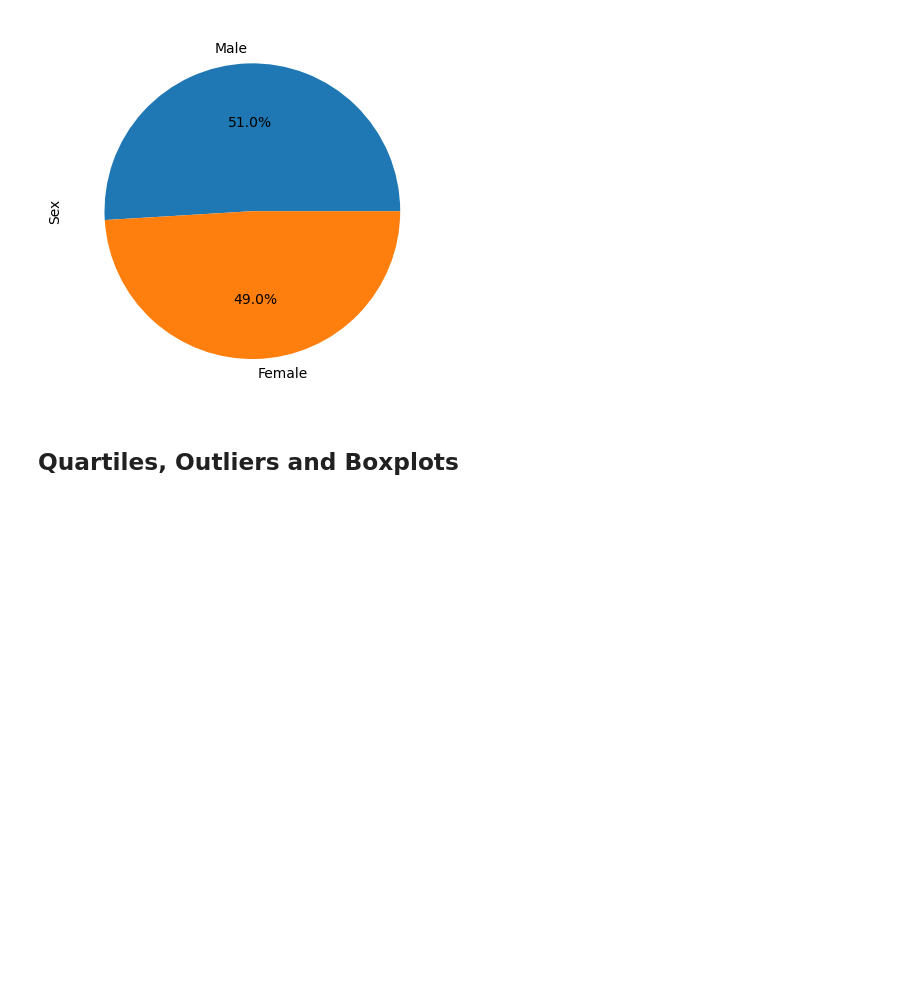
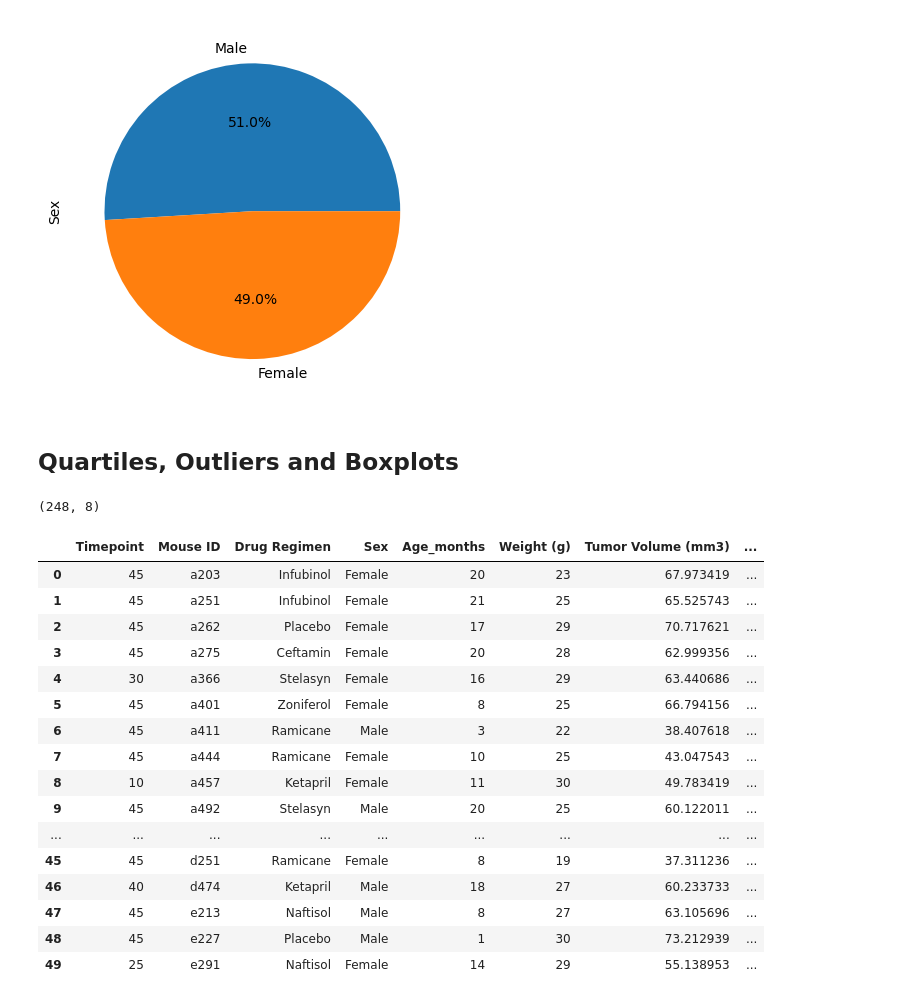
Before and after one commit to YashadaKul/pymaceuticals, a Jupyter notebook: main_script.ipynb, the cells around one changed output. Drawn from its saved outputs; the diff is of its cells as text; code cells hidden in the pictures; blank space fills up the shorter version.

```diff
--- a/main_script.ipynb
+++ b/main_script.ipynb
@@ -267,6 +272,31 @@ plt.show()
 # Capomulin, Ramicane, Infubinol, and Ceftamin
 
 # Start by getting the last (greatest) timepoint for each mouse
-
+mouse_max_time_df = pd.DataFrame(cleaned_df.groupby("Mouse ID").max()["Timepoint"])
 
 # Merge this group df with the original DataFrame to get the tumor volume at the last timepoint
+mouse_time_df2 = pd.merge(mouse_max_time_df, cleaned_df, how = 'inner', on = ["Timepoint", "Mouse ID"])
+
+mouse_time_df2.shape
+# %% [output]
+(248, 8)
+# %%
+mouse_time_df2.head(50)
+# %% [output]
+|  | Timepoint | Mouse ID | Drug Regimen | Sex | Age_months | Weight (g) | Tumor Volume (mm3) | ... |
+| 0 | 45 | a203 | Infubinol | Female | 20 | 23 | 67.973419 | ... |
+| 1 | 45 | a251 | Infubinol | Female | 21 | 25 | 65.525743 | ... |
+| 2 | 45 | a262 | Placebo | Female | 17 | 29 | 70.717621 | ... |
+| 3 | 45 | a275 | Ceftamin | Female | 20 | 28 | 62.999356 | ... |
+| 4 | 30 | a366 | Stelasyn | Female | 16 | 29 | 63.440686 | ... |
+| 5 | 45 | a401 | Zoniferol | Female | 8 | 25 | 66.794156 | ... |
+| 6 | 45 | a411 | Ramicane | Male | 3 | 22 | 38.407618 | ... |
+| 7 | 45 | a444 | Ramicane | Female | 10 | 25 | 43.047543 | ... |
+| 8 | 10 | a457 | Ketapril | Female | 11 | 30 | 49.783419 | ... |
+| 9 | 45 | a492 | Stelasyn | Male | 20 | 25 | 60.122011 | ... |
+| ... | ... | ... | ... | ... | ... | ... | ... | ... |
+| 45 | 45 | d251 | Ramicane | Female | 8 | 19 | 37.311236 | ... |
+| 46 | 40 | d474 | Ketapril | Male | 18 | 27 | 60.233733 | ... |
+| 47 | 45 | e213 | Naftisol | Male | 8 | 27 | 63.105696 | ... |
+| 48 | 45 | e227 | Placebo | Male | 1 | 30 | 73.212939 | ... |
+| 49 | 25 | e291 | Naftisol | Female | 14 | 29 | 55.138953 | ... |
```
Also changed, not shown: parts of 11 cells of this notebook, 1 other file.
